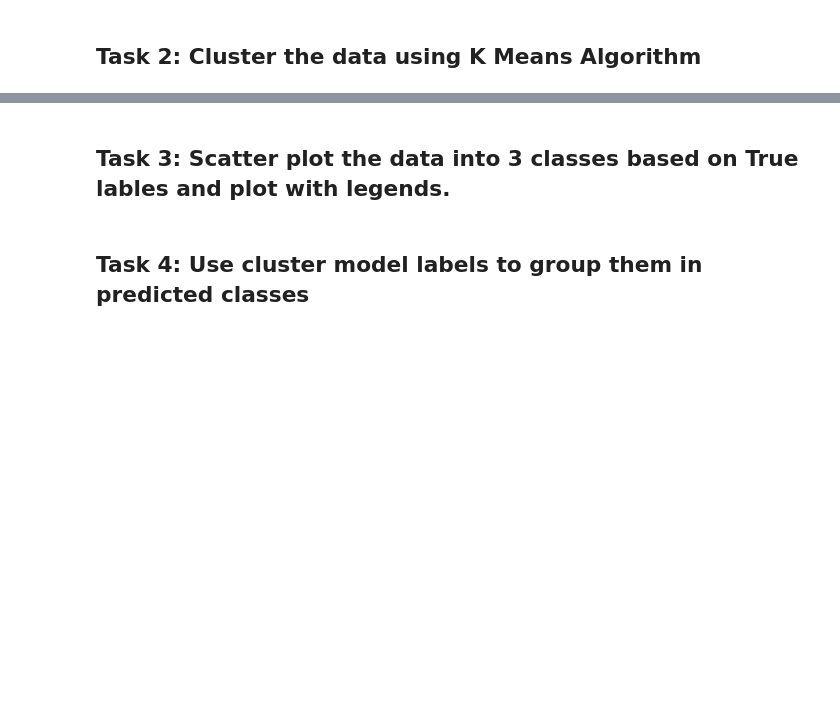
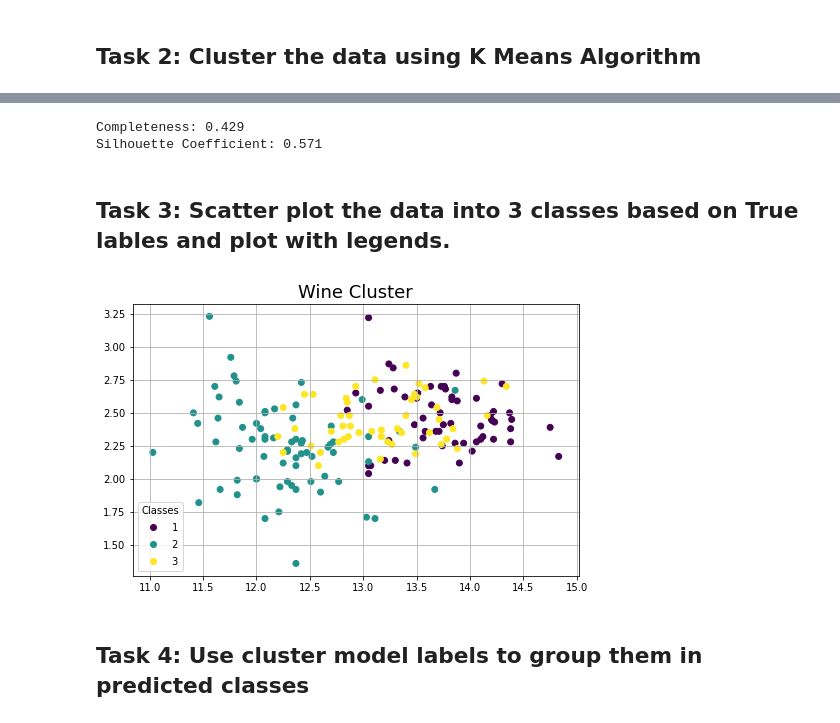
Before and after one commit to EmmanuelABonsu/CE888, a Jupyter notebook: src/lab_6/lab_6.ipynb, the cells around one changed output, grey strips where cells are left out. Drawn from its saved outputs; the diff is of its cells as text; code cells hidden in the pictures; blank space fills up the shorter version.

Commit message:
Completed Tasks 1 - 6

```diff
--- a/src/lab_6/lab_6.ipynb
+++ b/src/lab_6/lab_6.ipynb
@@ -340,2 +363,9 @@ Index(['Class label'], dtype='object')
+# %%
+print("Completeness: %0.3f" % metrics.completeness_score(df_wine['Class label'], km_wine.labels_))
+print("Silhouette Coefficient: %0.3f"
+      % metrics.silhouette_score(df_wine, km_wine.labels_))
+# %% [output]
+Completeness: 0.429
+Silhouette Coefficient: 0.571
 # %% [markdown]
 ## Task 3: Scatter plot the data into 3 classes based on True lables and plot with legends.
@@ -345,2 +372,15 @@ Index(['Class label'], dtype='object')
+# %%
+# Hint: use any two variables
+# Write your code here for task 3
+plt.figure(figsize=(8,5))
+plt.title("Wine Cluster from True Labels", fontsize=18)
+plt.grid(True)
+scatter = plt.scatter(df_wine['Alcohol'],df_wine['Ash'], c=df_wine['Class label'])
+legend = plt.legend(*scatter.legend_elements(),
+                    loc="lower left", title="Classes")
+plt.savefig('Wine.png', dpi=300)
+plt.show()
+# %% [output]
+[figure, added]
 # %% [markdown]
 ## Task 4: Use cluster model labels to group them in predicted classes
```
Also changed, not shown: parts of 31 cells of this notebook.
